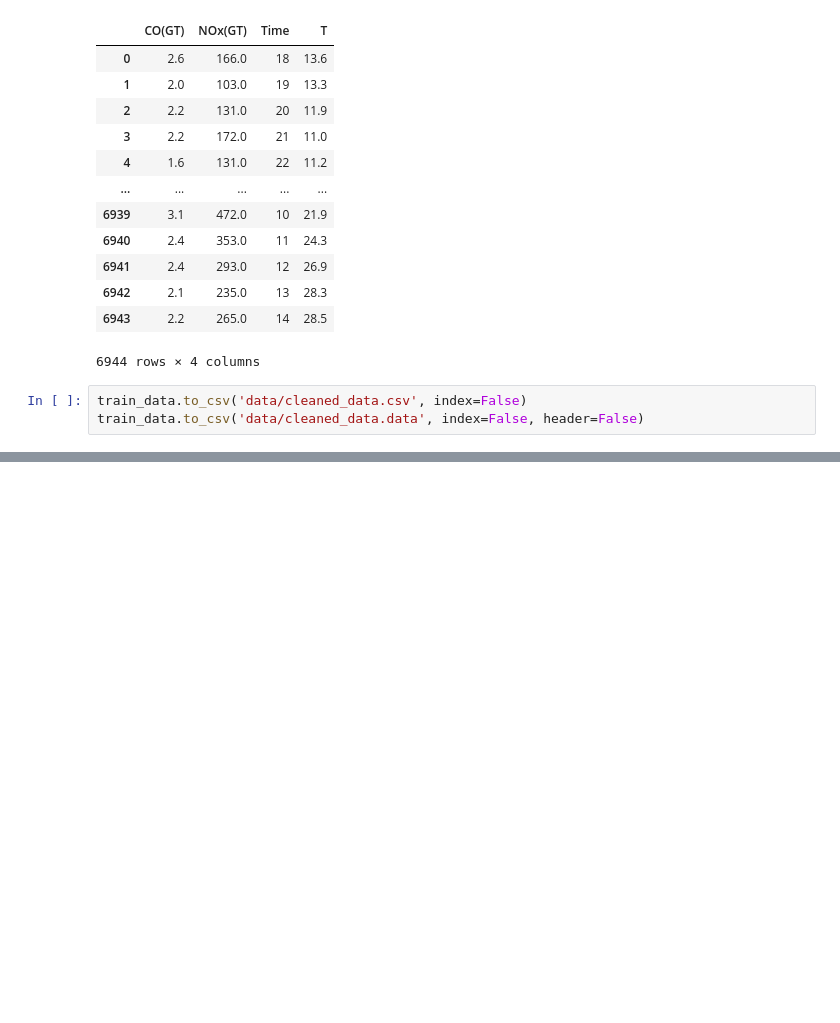
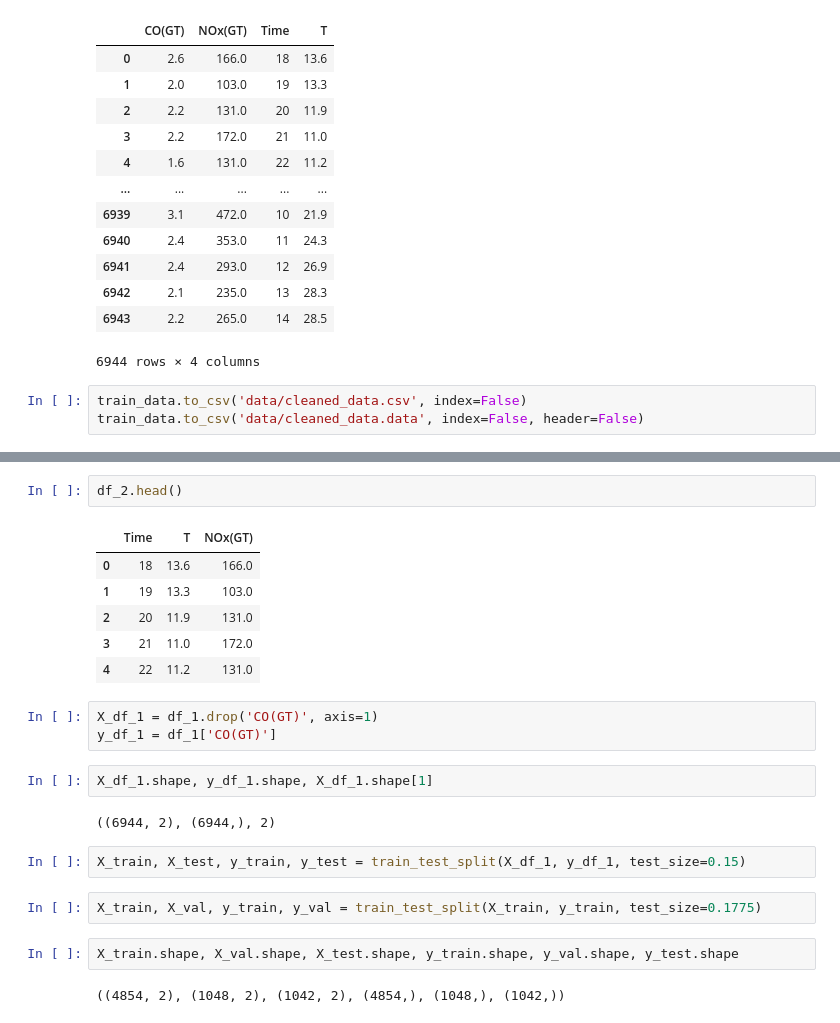
Before and after one commit to KostasEreksonas/Air_Quality_Prediction, a Jupyter notebook: AirQuality.ipynb, the cells around one changed output, grey strips where cells are left out. Drawn from its saved outputs; the diff is of its cells as text; blank space fills up the shorter version.

```diff
--- a/AirQuality.ipynb
+++ b/AirQuality.ipynb
@@ -317,0 +336,24 @@ train_data.to_csv('data/cleaned_data.data', index=False, header=False)
+# %%
+df_2.head()
+# %% [output]
+|  | Time | T | NOx(GT) |
+| 0 | 18 | 13.6 | 166.0 |
+| 1 | 19 | 13.3 | 103.0 |
+| 2 | 20 | 11.9 | 131.0 |
+| 3 | 21 | 11.0 | 172.0 |
+| 4 | 22 | 11.2 | 131.0 |
+# %%
+X_df_1 = df_1.drop('CO(GT)', axis=1)
+y_df_1 = df_1['CO(GT)']
+# %%
+X_df_1.shape, y_df_1.shape, X_df_1.shape[1]
+# %% [output]
+((6944, 2), (6944,), 2)
+# %%
+X_train, X_test, y_train, y_test = train_test_split(X_df_1, y_df_1, test_size=0.15)
+# %%
+X_train, X_val, y_train, y_val = train_test_split(X_train, y_train, test_size=0.1775)
+# %%
+X_train.shape, X_val.shape, X_test.shape, y_train.shape, y_val.shape, y_test.shape
+# %% [output]
+((4854, 2), (1048, 2), (1042, 2), (4854,), (1048,), (1042,))
```
Also changed, not shown: parts of 8 cells of this notebook.
